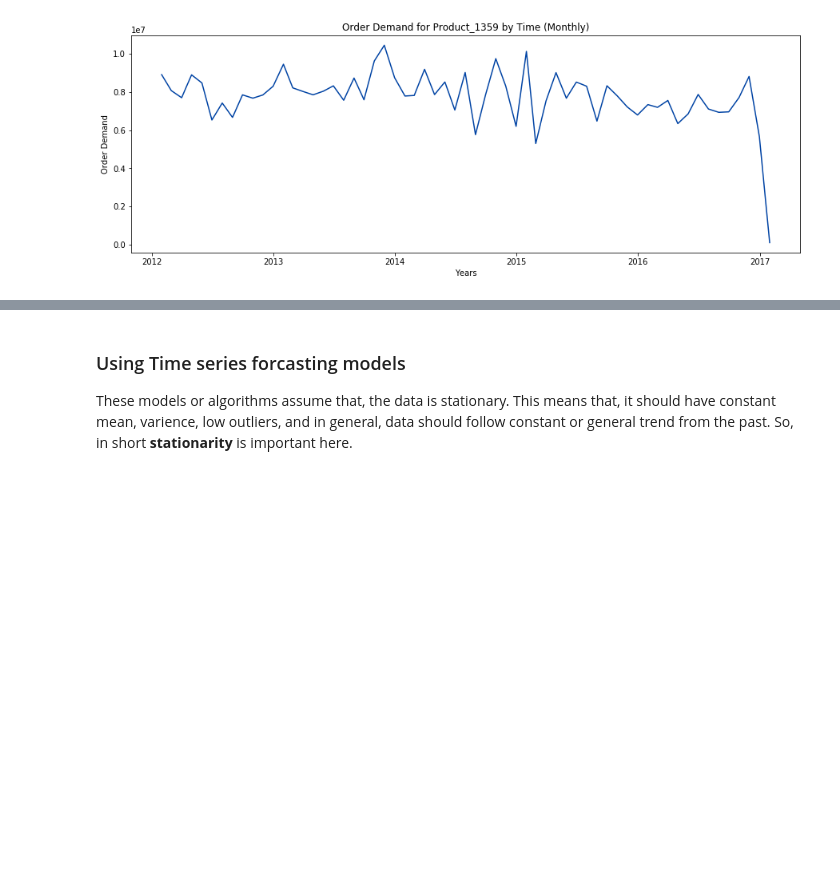
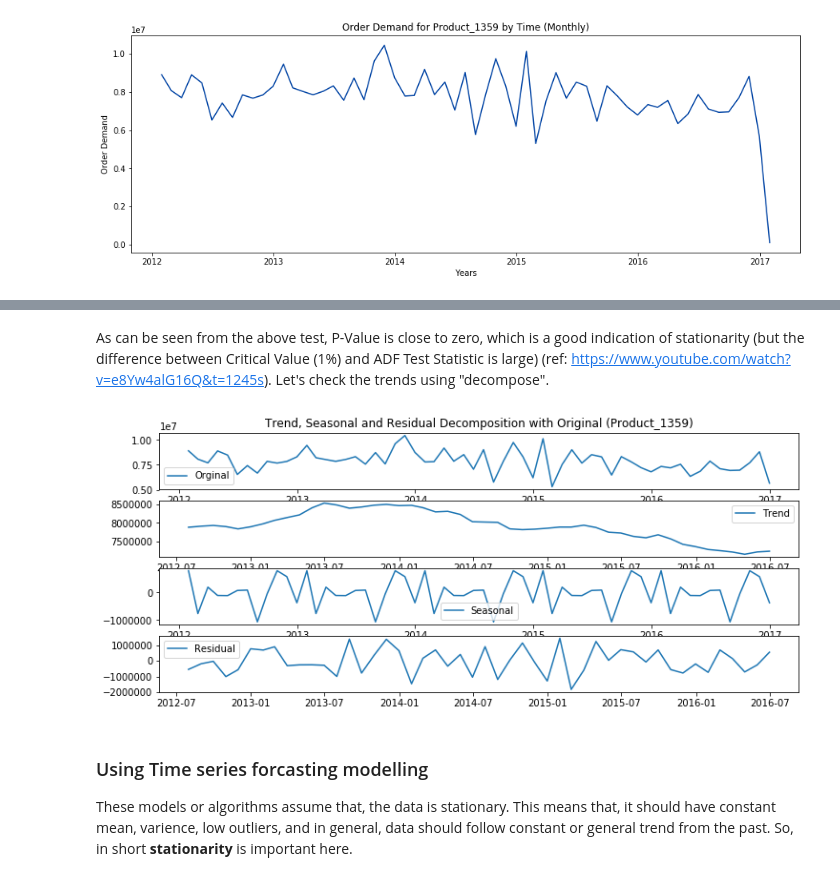
Before and after one commit to Ruturaj4/world_wide_products_inc, a Jupyter notebook: notebooks/1.0-rkv-world-wide-products-inc.ipynb, the cells around one changed output, grey strips where cells are left out. Drawn from its saved outputs; the diff is of its cells as text; code cells hidden in the pictures; blank space fills up the shorter version.

```diff
--- a/notebooks/1.0-rkv-world-wide-products-inc.ipynb
+++ b/notebooks/1.0-rkv-world-wide-products-inc.ipynb
@@ -148,4 +197,28 @@ plt.show(block=False);
+# %% [markdown]
+As can be seen from the above test, P-Value is close to zero, which is a good indication of stationarity (but the difference between Critical Value (1%) and ADF Test Statistic is large) (ref: https://www.youtube.com/watch?v=e8Yw4alG16Q&t=1245s). Let's check the trends using "decompose".
+# %%
+# Ref: https://www.youtube.com/watch?v=e8Yw4alG16Q&t=1245s
+decomposition = seasonal_decompose(product)
+trend = decomposition.trend
+seasonal = decomposition.seasonal
+residual = decomposition.resid
+plt.figure(figsize=(12, 5))
+plt.subplot(411)
+plt.title("Trend, Seasonal and Residual Decomposition with Original (Product_1359)")
+plt.plot(product, label="Orginal")
+plt.legend(loc="best")
+plt.subplot(412)
+plt.plot(trend, label="Trend")
+plt.legend(loc="best")
+plt.subplot(413)
+plt.plot(seasonal, label="Seasonal")
+plt.legend(loc="best")
+plt.subplot(414)
+plt.plot(residual, label="Residual")
+plt.legend(loc="best");
+# %% [output]
+[figure, added]
 # %% [markdown]
-### Using Time series forcasting models
+### Using Time series forcasting modelling
 
 These models or algorithms assume that, the data is stationary. This means that, it should have constant mean, varience, low outliers, and in general, data should follow constant or general trend from the past. So, in short <b>stationarity</b> is important here.
```
Also changed, not shown: parts of 13 cells of this notebook.
